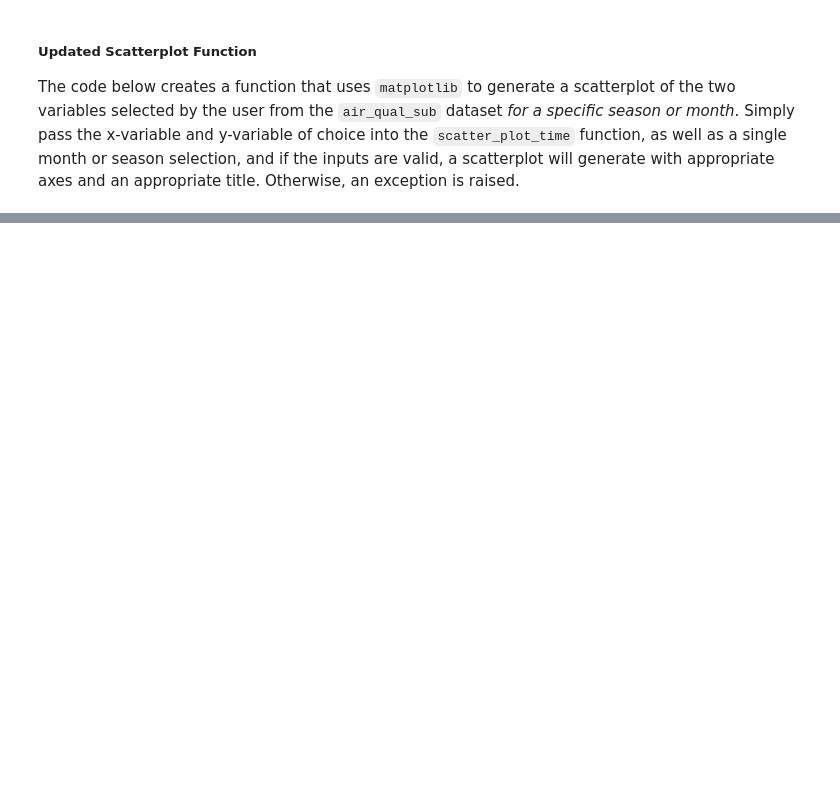
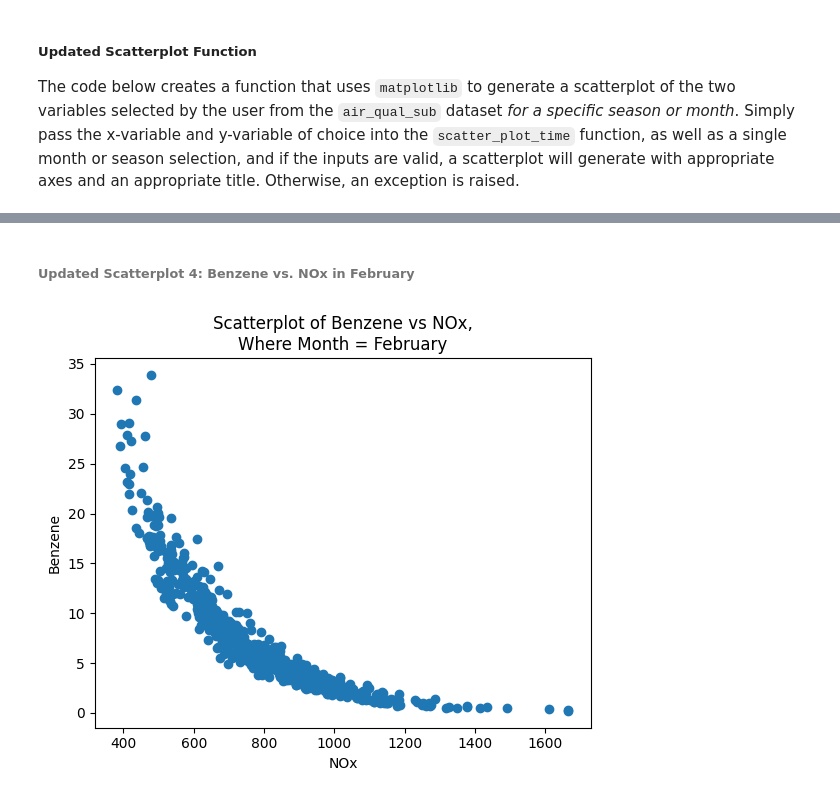
Before and after one commit to plindma/ST-554-Project1, a Jupyter notebook: Task2/ST554Project1Task2_Loring.ipynb, the cells around one changed output, grey strips where cells are left out. Saved outputs shown, nothing was run; the diff lists cells and outputs as text; code cells hidden in the pictures; blank space fills up the shorter version.

```diff
--- a/Task2/ST554Project1Task2_Loring.ipynb
+++ b/Task2/ST554Project1Task2_Loring.ipynb
@@ -564,0 +643,6 @@ scatter_plot("CO", "Benzene")
+# %% [markdown]
+###### **Updated Scatterplot 4: Benzene vs. NOx in February**
+# %%
+scatter_plot_time("February", "NOx", "Benzene")
+# %% [output]
+[figure, added]
```
Also changed, not shown: parts of 26 cells of this notebook.
